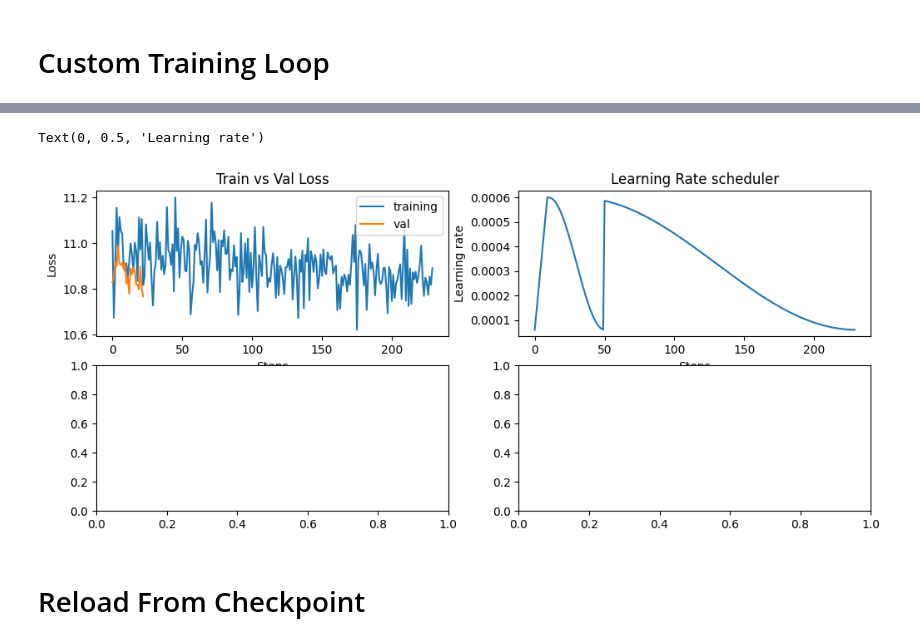
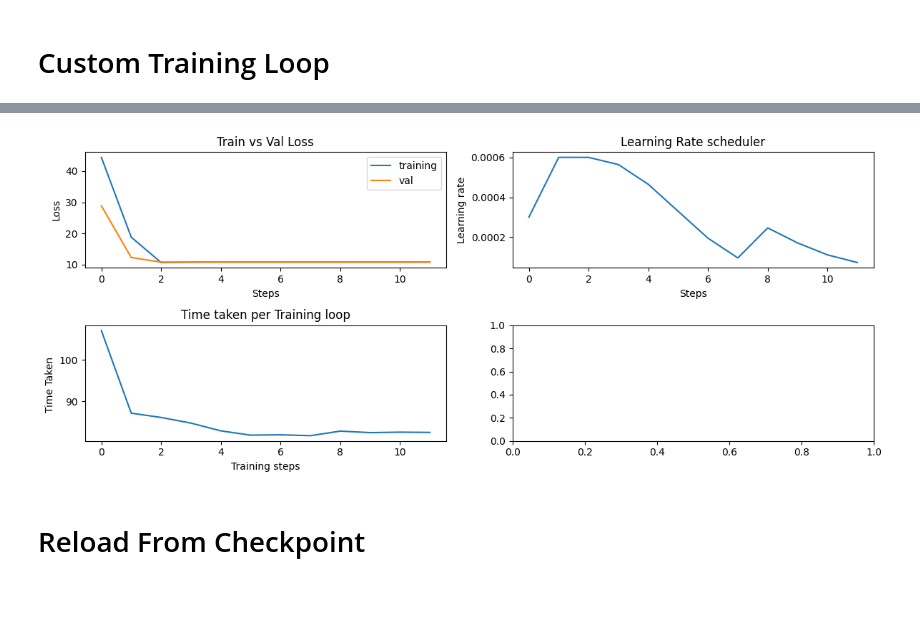
Before and after one commit to Haseeb1511/LLMs-From-Scratc, a Jupyter notebook: GPT From scratch/custom_gpt_from_scratch.ipynb, the cells around one changed output, grey strips where cells are left out. Drawn from its saved outputs; the diff is of its cells as text; code cells hidden in the pictures; blank space fills up the shorter version.

Commit message:
gpt trained

```diff
--- a/GPT From scratch/custom_gpt_from_scratch.ipynb
+++ b/GPT From scratch/custom_gpt_from_scratch.ipynb
@@ -94,7 +104,7 @@ class DataLoaderLite:
 			batch_size = 4
       output of torch.randint ==> tensor([876, 4921, 7321, 193])
     """
-    # Step 1: Random Sampling
+    # Step 1: Random Sampling(every time we run this get_batch() function we will ranomly chose x and y from this samples)
     ix = torch.randint(len(self.data) - self.block_size,(self.batch_size,))
 
     # Step 2: x(input)
@@ -110,13 +120,18 @@ class DataLoaderLite:
     return x.to(device,non_blocking=True),y.to(device,non_blocking=True)
 
 
-config = GPTParameters()
+config_param= GPTParameters()
 train_data =  DataLoaderLite(data=train,
-                             config = config)
+                             config = config_param)
 val_data = DataLoaderLite(data=val,
-                          config=config)
+                          config=config_param)
 
+# PyTorch performs matrix multiplications
+# Whenever you do matrix multiplications in float32 (e.g., attention layers, linear layers), use TF32 if available.
 torch.set_float32_matmul_precision("high")
+print("TF32 enabled:", torch.backends.cuda.matmul.allow_tf32)
+print("BF16 supported:", torch.cuda.is_bf16_supported())
+print("FP16 supported:", torch.cuda.is_available())
 
 train_data.get_batch()
 # %% [output]
@@ -429,7 +448,8 @@ class MyGPTModel(nn.Module):
       loss = F.cross_entropy(logits,target)
     return logits,loss
 
-model = MyGPTModel(config).to(device)
+
+model = MyGPTModel(config_param).to(device)
 model = torch.compile(model)
 learning_rate = 1e-4
 optimizer = torch.optim.Adam(model.parameters(),lr=learning_rate,betas=(0.9,0.95),eps=1e-8,weight_decay=0.1)
@@ -661,33 +740,35 @@ KeyboardInterrupt:
 # %%
 with open("metrics.json","r") as f:
   metrics = json.load(f)
 
 figure,axis = plt.subplots(nrows=2,ncols=2,figsize=(12,5))
 axis = axis.flatten()
 
-steps_train_loss = range(len(metrics["train_loss"]))
-steps_val_loss = range(len(metrics["val_loss"]))
 
-axis[0].plot(steps_train_loss,metrics["train_loss"],label="training")
-axis[0].plot(steps_val_loss,metrics["val_loss"],label="val")
+
+axis[0].plot(metrics["train_loss"],label="training")
+axis[0].plot(metrics["val_loss"],label="val")
 axis[0].set_title("Train vs Val Loss")
 axis[0].set_xlabel("Steps")
 axis[0].set_ylabel("Loss")
 axis[0].legend()
 
 
 axis[1].plot(metrics["learning_rate"])
 axis[1].set_title("Learning Rate scheduler")
 axis[1].set_xlabel("Steps")
 axis[1].set_ylabel("Learning rate")
 
-axis[2].plot(metrics["step_times"])
+
+axis[2].plot(metrics["epoch_times"])
 axis[2].set_title("Time taken per Training loop")
 axis[2].set_xlabel("Training steps")
 axis[2].set_ylabel("Time Taken ")
+
+plt.tight_layout()
+plt.show()
 # %% [output]
-Text(0, 0.5, 'Learning rate')
-[figure, old version]
+[figure, new version]
 # %% [markdown]
 # Reload From Checkpoint
 # %%
```
Also changed, not shown: parts of 22 cells of this notebook, 2 other files.
